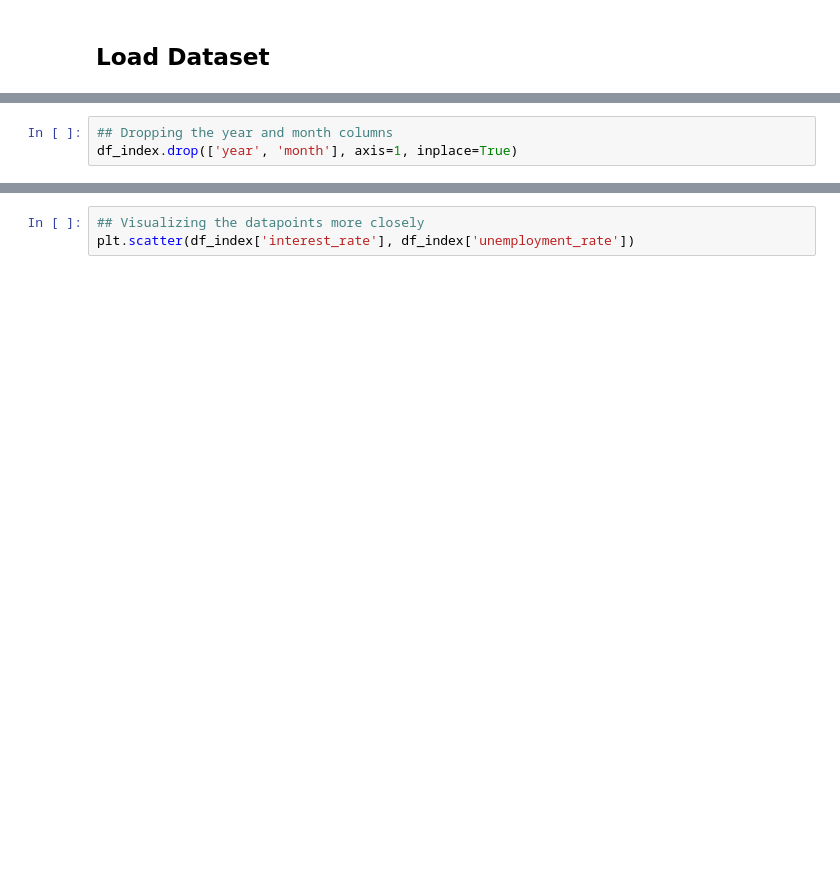
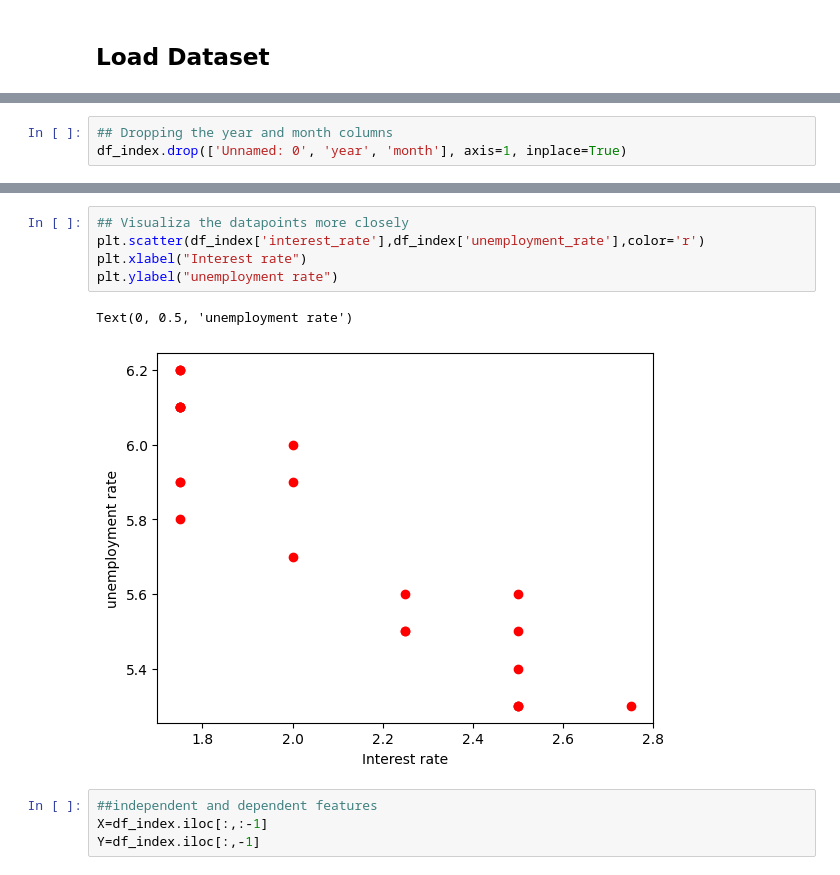
Before and after one commit to ItRachii/Udemy, a Jupyter notebook: Krish Naik/DS, ML, DL and NLP/03 ML/02 MLR/01_Multiple_Linear_Regression_Model_Using_sklearn.ipynb, the cells around one changed output, grey strips where cells are left out. Cells and saved outputs as stored; diff of their text form; blank space fills up the shorter version.

```diff
--- a/Krish Naik/DS, ML, DL and NLP/03 ML/02 MLR/01_Multiple_Linear_Regression_Model_Using_sklearn.ipynb
+++ b/Krish Naik/DS, ML, DL and NLP/03 ML/02 MLR/01_Multiple_Linear_Regression_Model_Using_sklearn.ipynb
@@ -53,6 +44,6 @@ df_index.head(5)
 # %%
 ## Dropping the year and month columns
-df_index.drop(['year', 'month'], axis=1, inplace=True)
+df_index.drop(['Unnamed: 0', 'year', 'month'], axis=1, inplace=True)
 # %%
 ## Checking for missing values
 df_index.isnull().sum()
@@ -65,3 +69,12 @@ df_index.corr()
 # %%
-## Visualizing the datapoints more closely
-plt.scatter(df_index['interest_rate'], df_index['unemployment_rate'])
+## Visualiza the datapoints more closely
+plt.scatter(df_index['interest_rate'],df_index['unemployment_rate'],color='r')
+plt.xlabel("Interest rate")
+plt.ylabel("unemployment rate")
+# %% [output]
+Text(0, 0.5, 'unemployment rate')
+[figure, added]
+# %%
+##independent and dependent features
+X=df_index.iloc[:,:-1]
+Y=df_index.iloc[:,-1]
```
Also changed, not shown: parts of 34 cells of this notebook, 1 other file.
